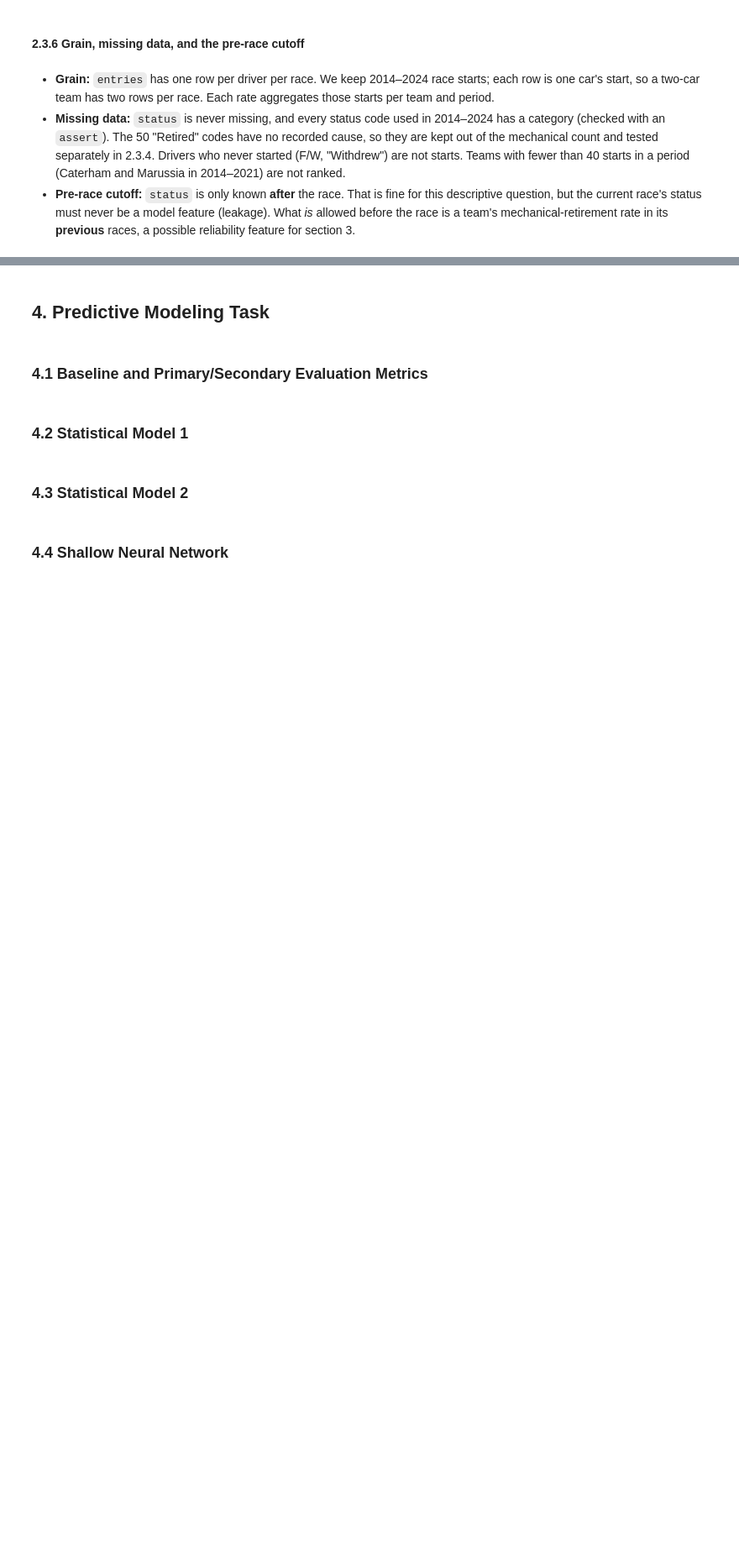
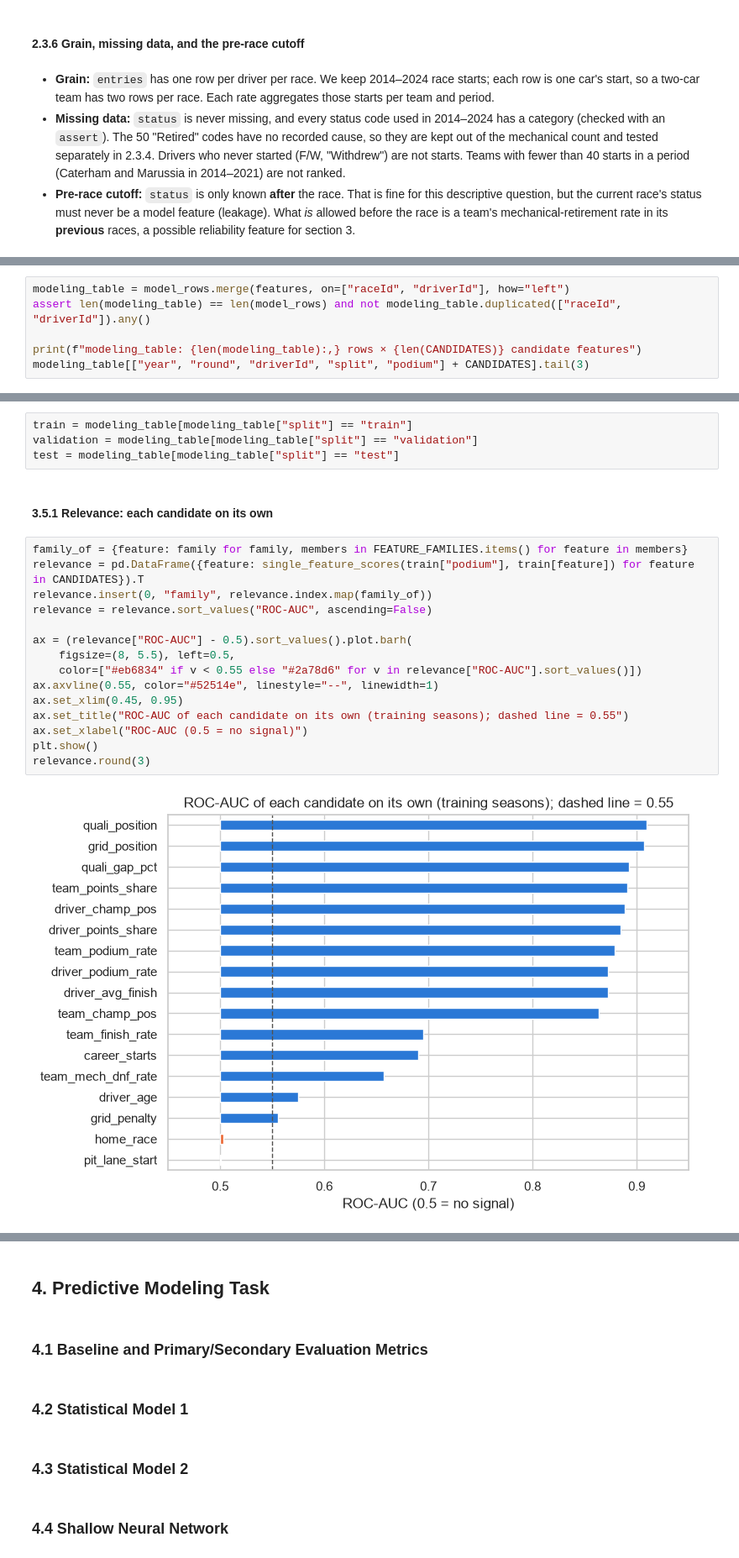
Before and after one commit to Seif2005/ACL2-Project, a Jupyter notebook: Main.ipynb, the cells around one changed output, grey strips where cells are left out. Shown at 84% size. Drawn from its saved outputs; the diff is of its cells as text; blank space fills up the shorter version.

```diff
--- a/Main.ipynb
+++ b/Main.ipynb
@@ -2008,0 +2475,6 @@ or below 5.2%, so the most reliable cars belong to the strongest teams.
+# %%
+modeling_table = model_rows.merge(features, on=["raceId", "driverId"], how="left")
+assert len(modeling_table) == len(model_rows) and not modeling_table.duplicated(["raceId", "driverId"]).any()
+
+print(f"modeling_table: {len(modeling_table):,} rows × {len(CANDIDATES)} candidate features")
+modeling_table[["year", "round", "driverId", "split", "podium"] + CANDIDATES].tail(3)
@@ -2008,0 +2529,23 @@ or below 5.2%, so the most reliable cars belong to the strongest teams.
+# %%
+train = modeling_table[modeling_table["split"] == "train"]
+validation = modeling_table[modeling_table["split"] == "validation"]
+test = modeling_table[modeling_table["split"] == "test"]
+# %% [markdown]
+#### 3.5.1 Relevance: each candidate on its own
+# %%
+family_of = {feature: family for family, members in FEATURE_FAMILIES.items() for feature in members}
+relevance = pd.DataFrame({feature: single_feature_scores(train["podium"], train[feature]) for feature in CANDIDATES}).T
+relevance.insert(0, "family", relevance.index.map(family_of))
+relevance = relevance.sort_values("ROC-AUC", ascending=False)
+
+ax = (relevance["ROC-AUC"] - 0.5).sort_values().plot.barh(
+    figsize=(8, 5.5), left=0.5,
+    color=["#eb6834" if v < 0.55 else "#2a78d6" for v in relevance["ROC-AUC"].sort_values()])
+ax.axvline(0.55, color="#52514e", linestyle="--", linewidth=1)
+ax.set_xlim(0.45, 0.95)
+ax.set_title("ROC-AUC of each candidate on its own (training seasons); dashed line = 0.55")
+ax.set_xlabel("ROC-AUC (0.5 = no signal)")
+plt.show()
+relevance.round(3)
+# %% [output]
+[figure, added]
```
Also changed, not shown: parts of 89 cells of this notebook.
